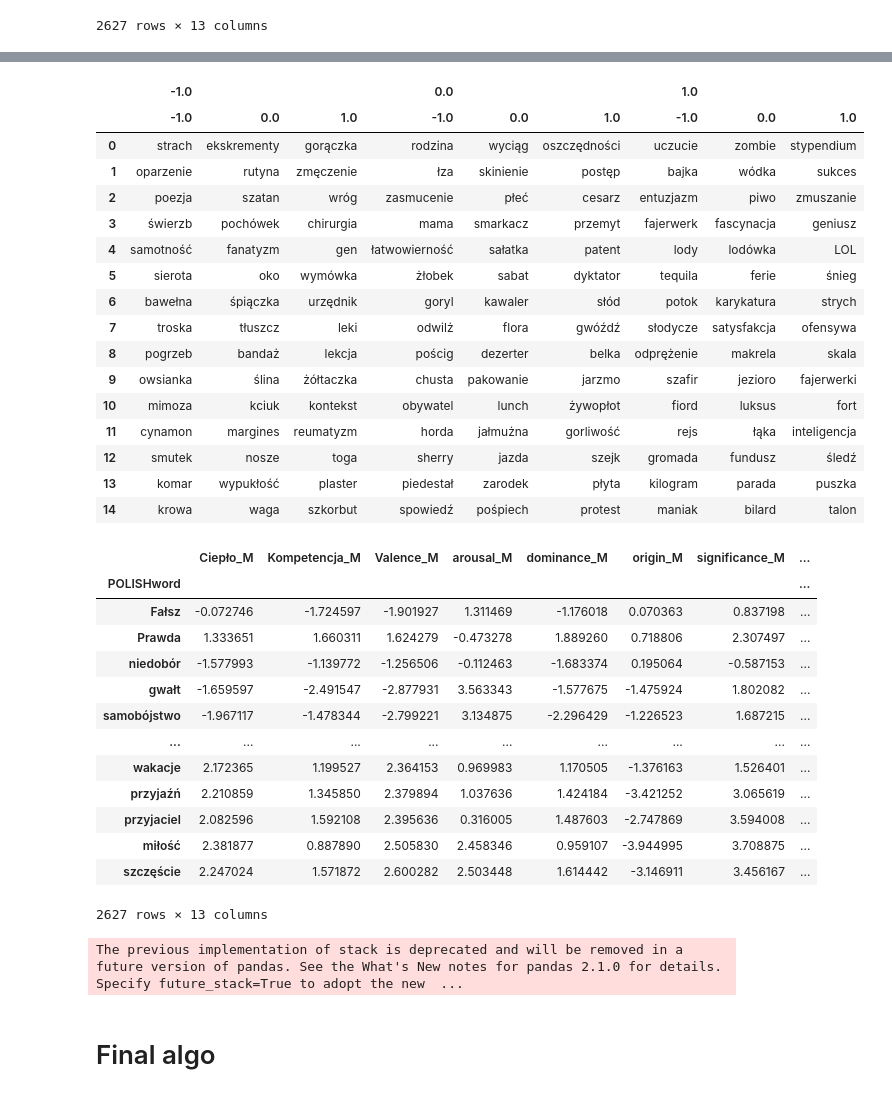
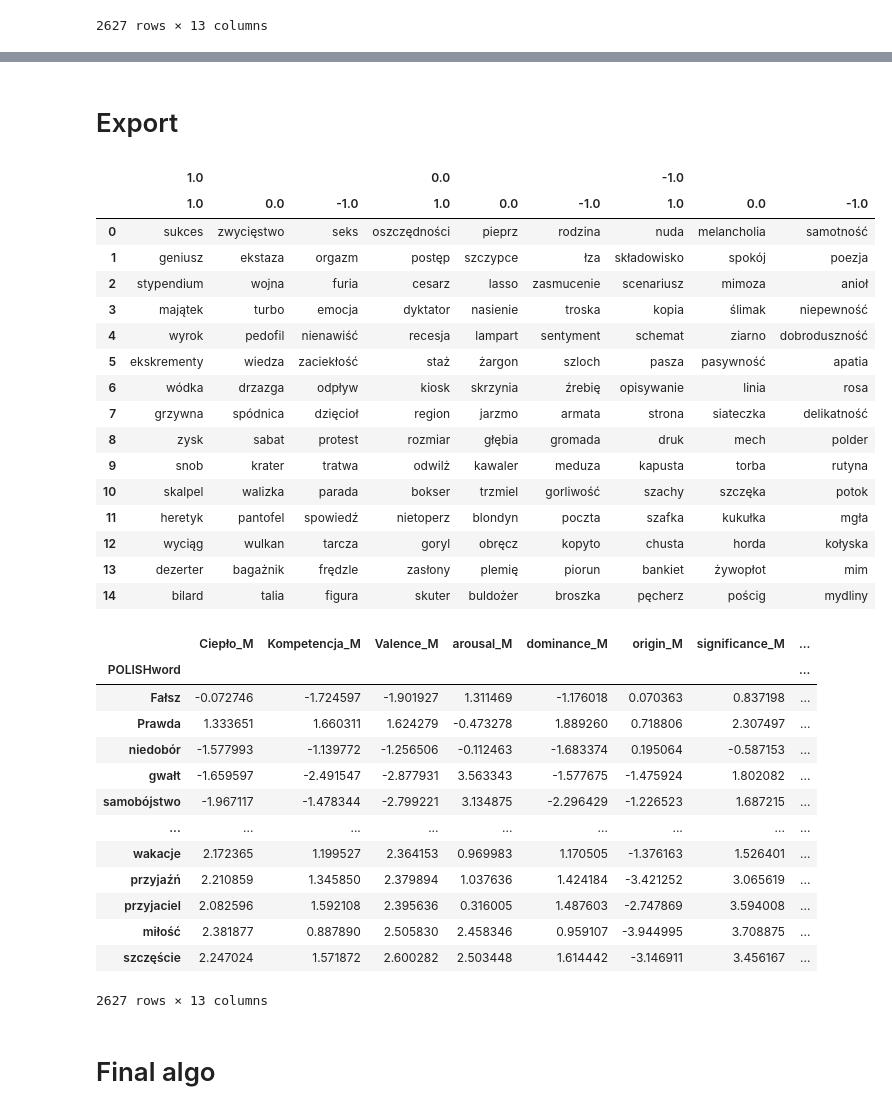
Before and after one commit to AdamSobieszek/manipy, a Jupyter notebook: smp/Stimuli_Matching_Purstuit (1).ipynb, the cells around one changed output, grey strips where cells are left out. Drawn from its saved outputs; the diff is of its cells as text; code cells hidden in the pictures.

```diff
--- a/smp/Stimuli_Matching_Purstuit (1).ipynb
+++ b/smp/Stimuli_Matching_Purstuit (1).ipynb
@@ -1486,21 +1428,6 @@ import itertools
 import statsmodels.api as sm
 from statsmodels.formula.api import ols
 
-# --- Load data and define columns/targets ---
-cols = [ratings.columns.get_loc(c) for c in ['Valence_M','origin_M','Ciepło_M','Kompetencja_M']]
-X = ratings.iloc[:, cols].to_numpy(dtype=float)
-P = X.shape[1]
-
-def build_conditions_grid():
-    cond = {}
-    for a in (-1.0, 0.0, 1.0):
-        for b in (-1.0, 0.0, 1.0):
-            cond[f"{a},{b}"] = np.array([a, b, 0.0, 0.0], dtype=float)
-    return cond
-
-conditions = build_conditions_grid()
-cond_keys = list(conditions.keys())
-C = len(cond_keys)
 
 # --- Base CLM selection (unchanged from earlier) ---
 def smp_clm(df, conditions, columns, n_per_cond):
@@ -1628,7 +1555,7 @@ def quality(df, dependent, independent, all = False):
   expected, unexpected = np.array(expected),np.hstack(unexpected)
   check = np.all(expected<0.01) and np.all(unexpected>0.05)
   if all: return  check, expected, unexpected, levene, normality
-  else: return  check, np.mean(expected), np.min(unexpected), np.mean(levene), np.mean(normality)
+  else: return  check, np.mean(expected), np.min(unexpected), np.min(levene), np.mean(normality)
 
 # --- Class: Pairwise 1-exchange (best-improvement) ---
 class PairwiseBest1Exchange:
@@ -1717,7 +1644,7 @@ df0 = expand_for_quality(sets0)
 q0 = quality(df0, ["0_rank","1_rank"], ratings.columns[cols], all=False)
 
 pair = PairwiseBest1Exchange(X, conditions, cond_keys, sets0, alpha=0.05, use_median=True)
-sets_best, stats_best = pair.run(max_iters=2000, verbose=False)
+sets_best, stats_best = pair.run(max_iters=20000, verbose=False)
 
 # After stats
 df_best = expand_for_quality(sets_best)
@@ -1829,8 +1786,8 @@ from statsmodels.formula.api import ols
 
 # ------------------ Data & helpers ------------------
 
-cols = [ratings.columns.get_loc(c) for c in ['Valence_M','origin_M','Ciepło_M','Kompetencja_M', "arousal_M", "concretness_M", "NumberofLetters", "Kazojć2011frequency"]]
-cols = [ratings.columns.get_loc(c) for c in ['Valence_M','origin_M']+list(set(ratings.columns)-set(['Valence_M','origin_M']))]
+cols = [ratings.columns.get_loc(c) for c in ['arousal_M','origin_M','Ciepło_M','Kompetencja_M', "Valence_M", "NumberofLetters", "Kazojć2011frequency"]]
+# cols = [ratings.columns.get_loc(c) for c in ['arousal_M','origin_M']+list(set(ratings.columns)-set(['Valence_M','origin_M']))]
 X = ratings.iloc[:, cols].to_numpy(dtype=float)
 P = X.shape[1]
 
@@ -2204,19 +2161,18 @@ class PairwiseFastGatedFull:
 # ------------------ Demo run on ratings.csv ------------------
 sets = []
 # Build CLM selection
-n_per_cond = 12
+n_per_cond = 15
 def run_smp(n_per_cond):
     long_clm = smp_clm(ratings, conditions, cols, n_per_cond=n_per_cond)
     sets0 = build_sets(long_clm)
     base_metrics = metrics_from_sets(sets0)
-
     # Exact best-improvement
     exact_solver = PairwiseBest1ExchangeFull(X, conditions, cond_keys, sets0, alpha=0.05, use_median=True)
     sets_exact, metrics_exact = exact_solver.run(max_iters=5000, verbose=False)
 
     # Fast gated + cleanup
     fast_solver = PairwiseFastGatedFull(X, conditions, cond_keys, sets0, alpha=0.05, use_median=True, p_thresh=1e-5)
-    sets_fast, metrics_fast = fast_solver.run(max_iters=5000, verbose=False, cleanup_rounds=10000)
+    sets_fast, metrics_fast = fast_solver.run(max_iters=50000, verbose=False, cleanup_rounds=100000)
 
     # Compare partitions
     def same_partition(A, B):
@@ -2226,7 +2182,7 @@ def run_smp(n_per_cond):
         return True
 
     # same_sol = same_partition(sets_exact, sets_fast)
-
+    return sets_fast, metrics_fast
     # Assemble a compact comparison focusing on min Levene p, min unexpected p, mean expected p
     def metric_digest(name, m):
         return {
@@ -2261,7 +2217,7 @@ def run_smp(n_per_cond):
 
     return comparison[np.argmax([c[0]["levene_p_min"] for c in comparison])]
 
-run_smp(15)
+sets_best, base_metrics = run_smp(16)
 # sets = dict(sets)
-# metrics_from_sets(sets[15])
+metrics_from_sets(sets_best)
 # %% [output]
@@ -2319,29 +2240,33 @@ sets[15]
+# %% [markdown]
+# Export
+# %%
+sets_init = build_sets(long_clm)
+sets_best = sets_init
 # %%
-
-df_15 = pd.DataFrame({eval(ev):sets[15][ev] for ev in sets[15]})
+df_15 = pd.DataFrame({eval(ev):sets_best[ev] for ev in sets_best})
 df_15 =df_15.apply(lambda x: [ratings.reset_index().POLISHword[x] for x in x])
 # df_16 multiindex columns to single index columns
 
 display(df_15)
 display(ratings)
 # %% [output]
-|  | -1.0 |  |  | 0.0 |  |  | 1.0 |  |  |
-|  | -1.0 | 0.0 | 1.0 | -1.0 | 0.0 | 1.0 | -1.0 | 0.0 | 1.0 |
-| 0 | strach | ekskrementy | gorączka | rodzina | wyciąg | oszczędności | uczucie | zombie | stypendium |
-| 1 | oparzenie | rutyna | zmęczenie | łza | skinienie | postęp | bajka | wódka | sukces |
-| 2 | poezja | szatan | wróg | zasmucenie | płeć | cesarz | entuzjazm | piwo | zmuszanie |
-| 3 | świerzb | pochówek | chirurgia | mama | smarkacz | przemyt | fajerwerk | fascynacja | geniusz |
-| 4 | samotność | fanatyzm | gen | łatwowierność | sałatka | patent | lody | lodówka | LOL |
-| 5 | sierota | oko | wymówka | żłobek | sabat | dyktator | tequila | ferie | śnieg |
-| 6 | bawełna | śpiączka | urzędnik | goryl | kawaler | słód | potok | karykatura | strych |
-| 7 | troska | tłuszcz | leki | odwilż | flora | gwóźdź | słodycze | satysfakcja | ofensywa |
-| 8 | pogrzeb | bandaż | lekcja | pościg | dezerter | belka | odprężenie | makrela | skala |
-| 9 | owsianka | ślina | żółtaczka | chusta | pakowanie | jarzmo | szafir | jezioro | fajerwerki |
-| 10 | mimoza | kciuk | kontekst | obywatel | lunch | żywopłot | fiord | luksus | fort |
-| 11 | cynamon | margines | reumatyzm | horda | jałmużna | gorliwość | rejs | łąka | inteligencja |
-| 12 | smutek | nosze | toga | sherry | jazda | szejk | gromada | fundusz | śledź |
-| 13 | komar | wypukłość | plaster | piedestał | zarodek | płyta | kilogram | parada | puszka |
-| 14 | krowa | waga | szkorbut | spowiedź | pośpiech | protest | maniak | bilard | talon |
+|  | 1.0 |  |  | 0.0 |  |  | -1.0 |  |  |
+|  | 1.0 | 0.0 | -1.0 | 1.0 | 0.0 | -1.0 | 1.0 | 0.0 | -1.0 |
+| 0 | sukces | zwycięstwo | seks | oszczędności | pieprz | rodzina | nuda | melancholia | samotność |
+| 1 | geniusz | ekstaza | orgazm | postęp | szczypce | łza | składowisko | spokój | poezja |
+| 2 | stypendium | wojna | furia | cesarz | lasso | zasmucenie | scenariusz | mimoza | anioł |
+| 3 | majątek | turbo | emocja | dyktator | nasienie | troska | kopia | ślimak | niepewność |
+| 4 | wyrok | pedofil | nienawiść | recesja | lampart | sentyment | schemat | ziarno | dobroduszność |
+| 5 | ekskrementy | wiedza | zaciekłość | staż | żargon | szloch | pasza | pasywność | apatia |
+| 6 | wódka | drzazga | odpływ | kiosk | skrzynia | źrebię | opisywanie | linia | rosa |
+| 7 | grzywna | spódnica | dzięcioł | region | jarzmo | armata | strona | siateczka | delikatność |
+| 8 | zysk | sabat | protest | rozmiar | głębia | gromada | druk | mech | polder |
+| 9 | snob | krater | tratwa | odwilż | kawaler | meduza | kapusta | torba | rutyna |
+| 10 | skalpel | walizka | parada | bokser | trzmiel | gorliwość | szachy | szczęka | potok |
+| 11 | heretyk | pantofel | spowiedź | nietoperz | blondyn | poczta | szafka | kukułka | mgła |
+| 12 | wyciąg | wulkan | tarcza | goryl | obręcz | kopyto | chusta | horda | kołyska |
+| 13 | dezerter | bagażnik | frędzle | zasłony | plemię | piorun | bankiet | żywopłot | mim |
+| 14 | bilard | talia | figura | skuter | buldożer | broszka | pęcherz | pościg | mydliny |
 |  | Ciepło_M | Kompetencja_M | Valence_M | arousal_M | dominance_M | origin_M | significance_M | ... |
 | POLISHword |  |  |  |  |  |  |  | ... |
 | Fałsz | -0.072746 | -1.724597 | -1.901927 | 1.311469 | -1.176018 | 0.070363 | 0.837198 | ... |
@@ -2397,7 +2322,5 @@ ratings_matched = (
       .loc[cond_long['POLISHword']]
       .reset_index()
 )
-ratings_matched.rename(columns={"condA":"cond_val", "condB":"cond_origin"}, inplace=True)
+ratings_matched.rename(columns={"condA":"cond_arousal", "condB":"cond_origin"}, inplace=True)
-# %% [output]
-The previous implementation of stack is deprecated and will be removed in a future version of pandas. See the What's New notes for pandas 2.1.0 for details. Specify future_stack=True to adopt the new  ...
 # %%
```
Also changed, not shown: parts of 19 cells of this notebook, 20 other files.
